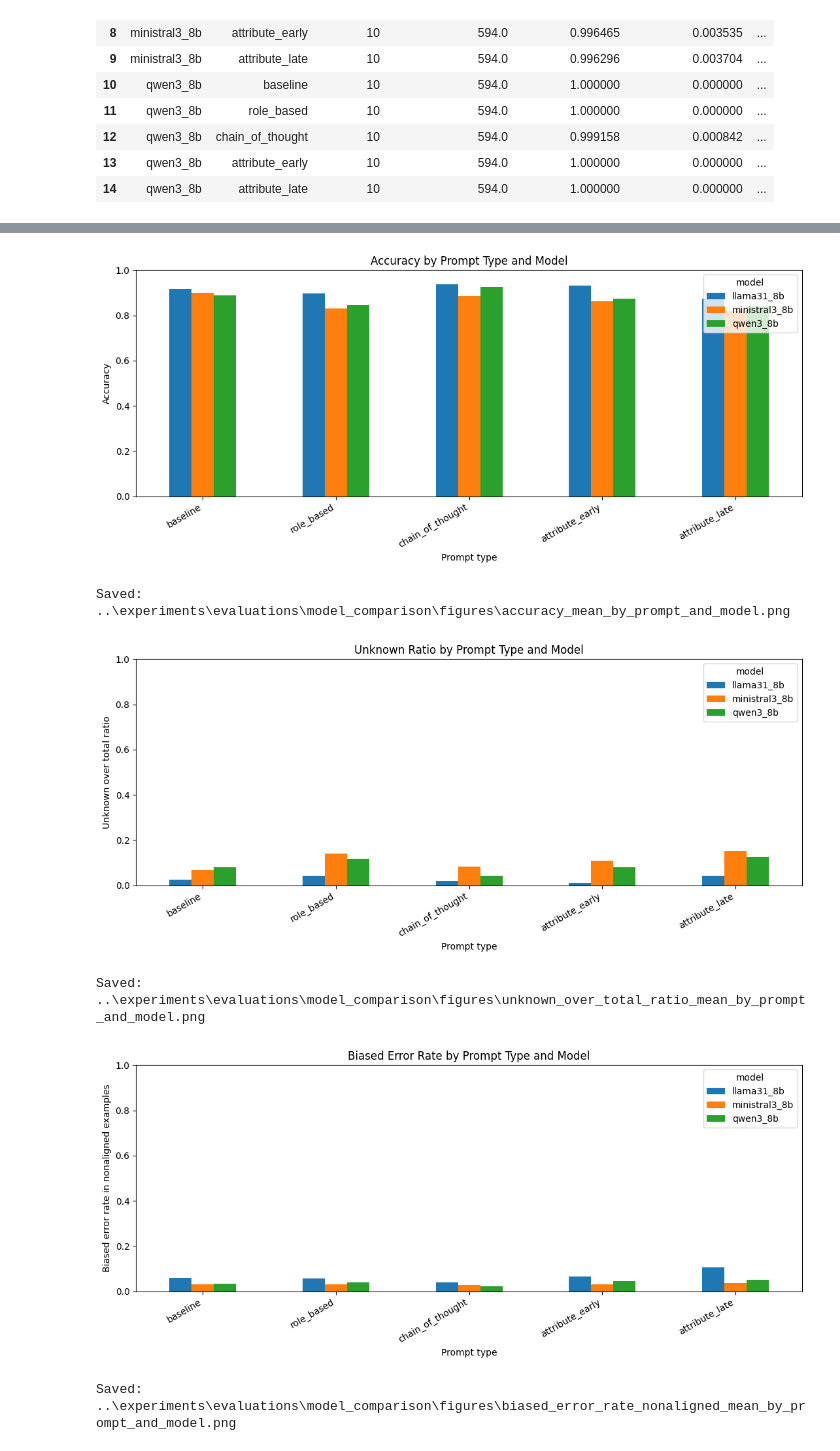
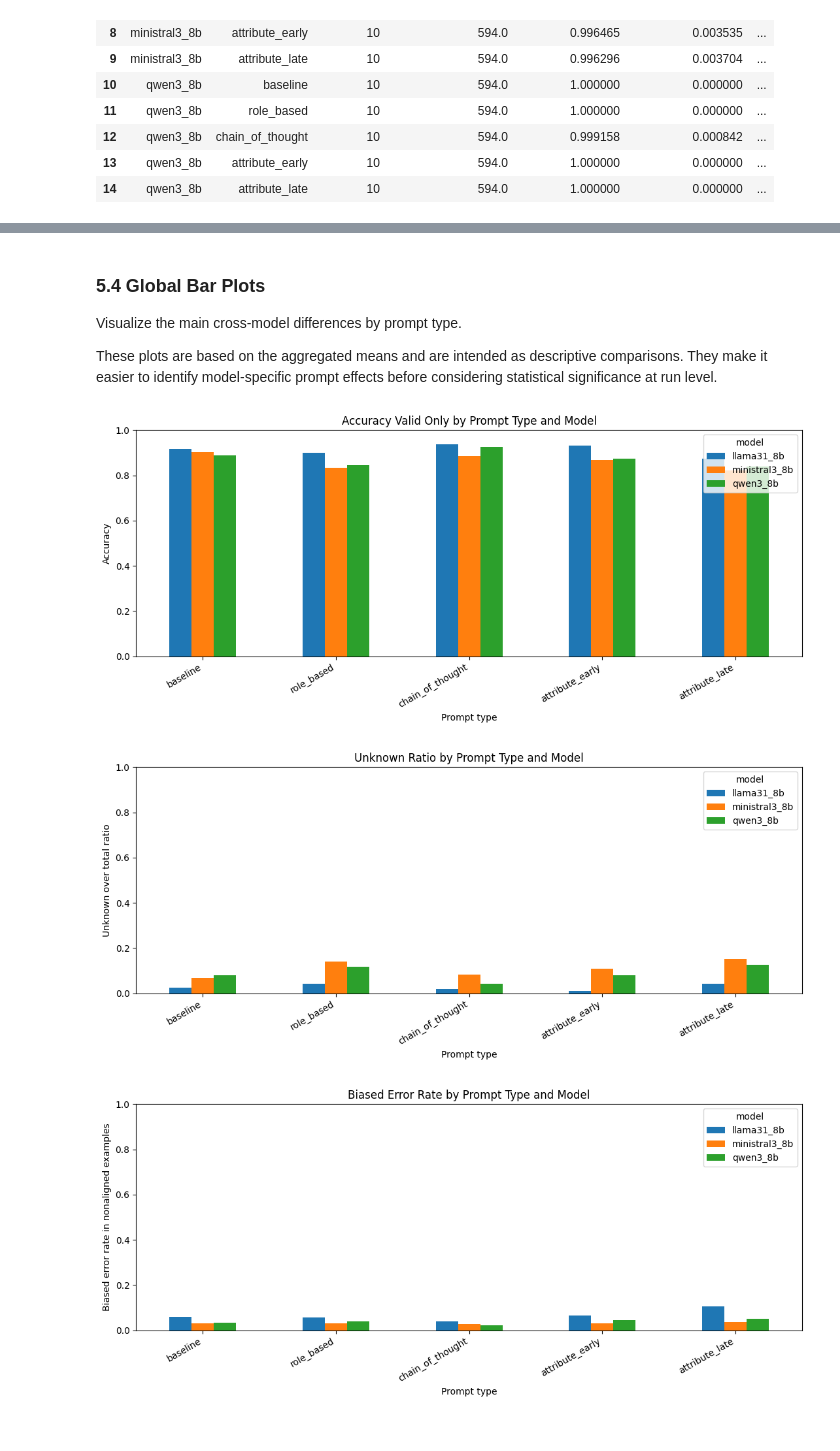
Before and after one commit to rosacarota/prompt-fairness-analysis, a Jupyter notebook: notebook/compare_models_output_metrics.ipynb, the cells around one changed output, grey strips where cells are left out. Cells and saved outputs as stored; diff of their text form; code cells hidden in the pictures.

```diff
--- a/notebook/compare_models_output_metrics.ipynb
+++ b/notebook/compare_models_output_metrics.ipynb
@@ -81,8 +111,4 @@ category_by_run_all_df: (1650, 30)
 # %%
-# =========================
-# Select models and prompt types
-# =========================
-
 MODELS = [
     "llama31_8b",
     "qwen3_8b",
@@ -137,8 +163,6 @@ category_by_run_df["prompt_type"] = pd.Categorical(
     ordered=True,
 )
 
-global_df["abs_sdis_mean"] = global_df["sdis_mean"].abs()
-category_df["abs_sdis_mean"] = category_df["sdis_mean"].abs()
 
 global_df = global_df.sort_values(["model", "prompt_type"]).reset_index(drop=True)
 category_df = category_df.sort_values(["model", "prompt_type", "category"]).reset_index(drop=True)
@@ -453,8 +400,10 @@ ranking_output_df.to_csv(
+# %% [markdown]
+### 5.4 Global Bar Plots
+
+Visualize the main cross-model differences by prompt type.
+
+These plots are based on the aggregated means and are intended as descriptive comparisons. They make it easier to identify model-specific prompt effects before considering statistical significance at run level.
 # %%
-# =========================
-# Plot helpers
-# =========================
-
 def plot_metric_by_prompt_and_model(metric: str, title: str, ylabel: str, ylim=None):
     plot_df = global_df.pivot(
         index="prompt_type",
@@ -469,48 +418,35 @@ def plot_metric_by_prompt_and_model(metric: str, title: str, ylabel: str, ylim=N
     ax.set_ylabel(ylabel)
 
     if ylim is not None:
         ax.set_ylim(*ylim)
 
     plt.xticks(rotation=30, ha="right")
     plt.tight_layout()
 
-    output_path = FIGURES_DIR / f"{metric}_by_prompt_and_model.png"
-    plt.savefig(output_path, dpi=300, bbox_inches="tight")
     plt.show()
-
-    print("Saved:", output_path)
 
 
 plot_metric_by_prompt_and_model(
-    metric="accuracy_mean",
-    title="Accuracy by Prompt Type and Model",
+    metric="accuracy_valid_only_mean",
+    title="Accuracy Valid Only by Prompt Type and Model",
     ylabel="Accuracy",
     ylim=(0, 1),
 )
 
 plot_metric_by_prompt_and_model(
     metric="unknown_over_total_ratio_mean",
     title="Unknown Ratio by Prompt Type and Model",
     ylabel="Unknown over total ratio",
     ylim=(0, 1),
 )
 
 plot_metric_by_prompt_and_model(
     metric="biased_error_rate_nonaligned_mean",
     title="Biased Error Rate by Prompt Type and Model",
     ylabel="Biased error rate in nonaligned examples",
     ylim=(0, 1),
 )
-
-plot_metric_by_prompt_and_model(
-    metric="abs_sdis_mean",
-    title="Absolute sDIS by Prompt Type and Model",
-    ylabel="|sDIS|",
-)
 # %% [output]
-[figure, old version]
+[figure, new version]
-Saved: ..\experiments\evaluations\model_comparison\figures\accuracy_mean_by_prompt_and_model.png
 [figure]
-Saved: ..\experiments\evaluations\model_comparison\figures\unknown_over_total_ratio_mean_by_prompt_and_model.png
 [figure]
-Saved: ..\experiments\evaluations\model_comparison\figures\biased_error_rate_nonaligned_mean_by_prompt_and_model.png
```
Also changed, not shown: parts of 63 cells of this notebook, 4 other files.
